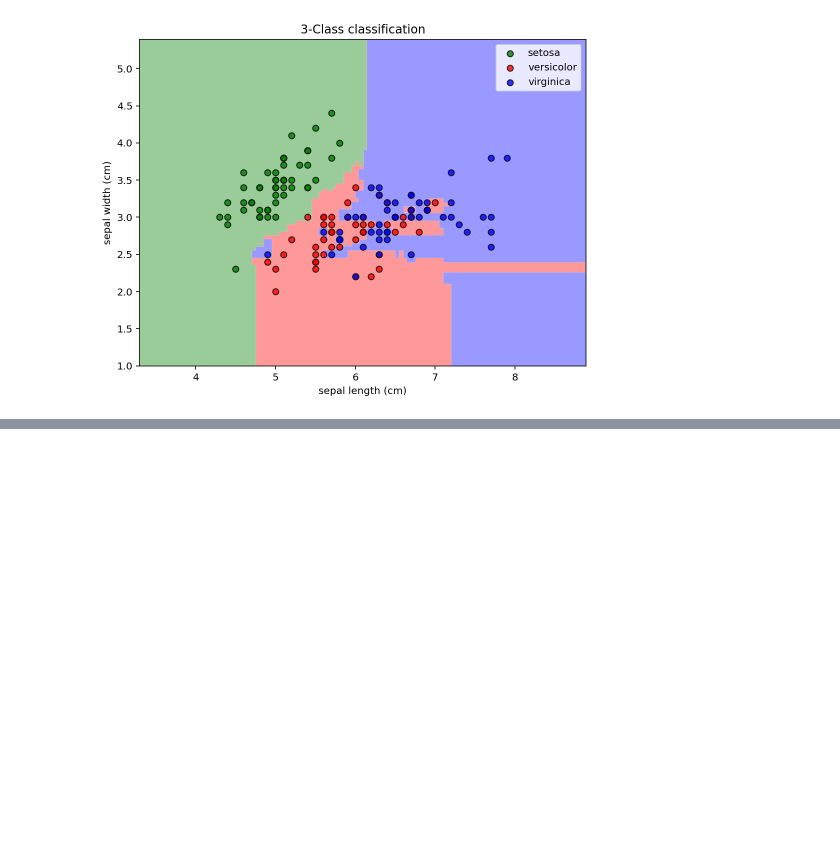
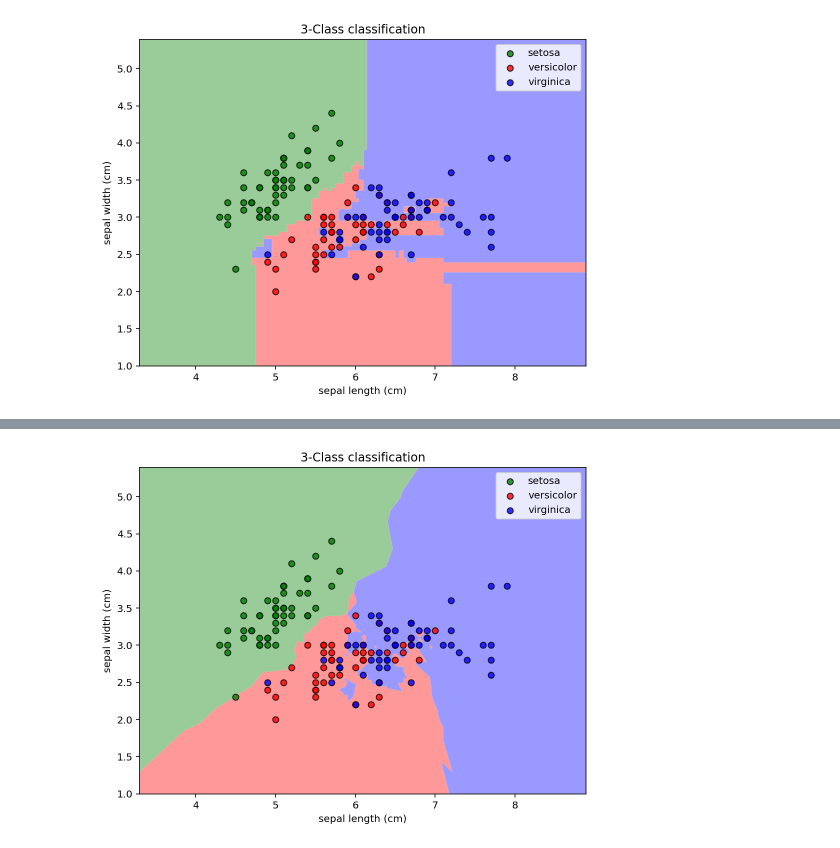
Before and after one commit to ThierryKunda/isd2, a Jupyter notebook: TP 3 - Intro Scikit-Learn - Classification.ipynb, the cells around one changed output, grey strips where cells are left out. Drawn from its saved outputs; the diff is of its cells as text; code cells hidden in the pictures; blank space fills up the shorter version.

```diff
--- a/TP 3 - Intro Scikit-Learn - Classification.ipynb
+++ b/TP 3 - Intro Scikit-Learn - Classification.ipynb
@@ -309,0 +335,5 @@ plot_training_points(xs_2d, ys, COLORS, features)
+# %%
+plot_decision_boundary(xs_2d, model, COLORS, HOP)
+plot_training_points(xs_2d, ys, COLORS, features)
+# %% [output]
+[figure, added]
```
Also changed, not shown: parts of 5 cells of this notebook.
